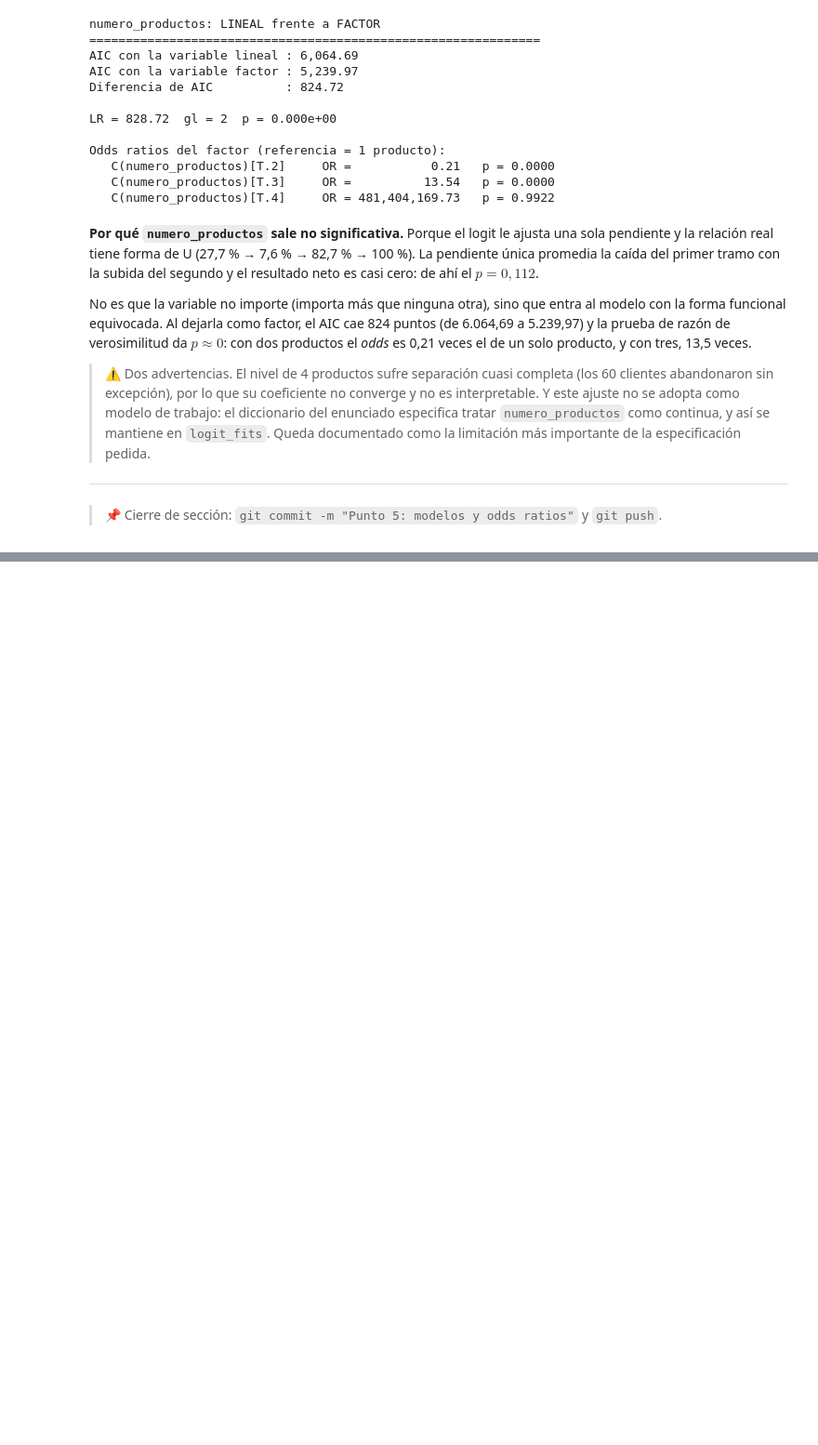
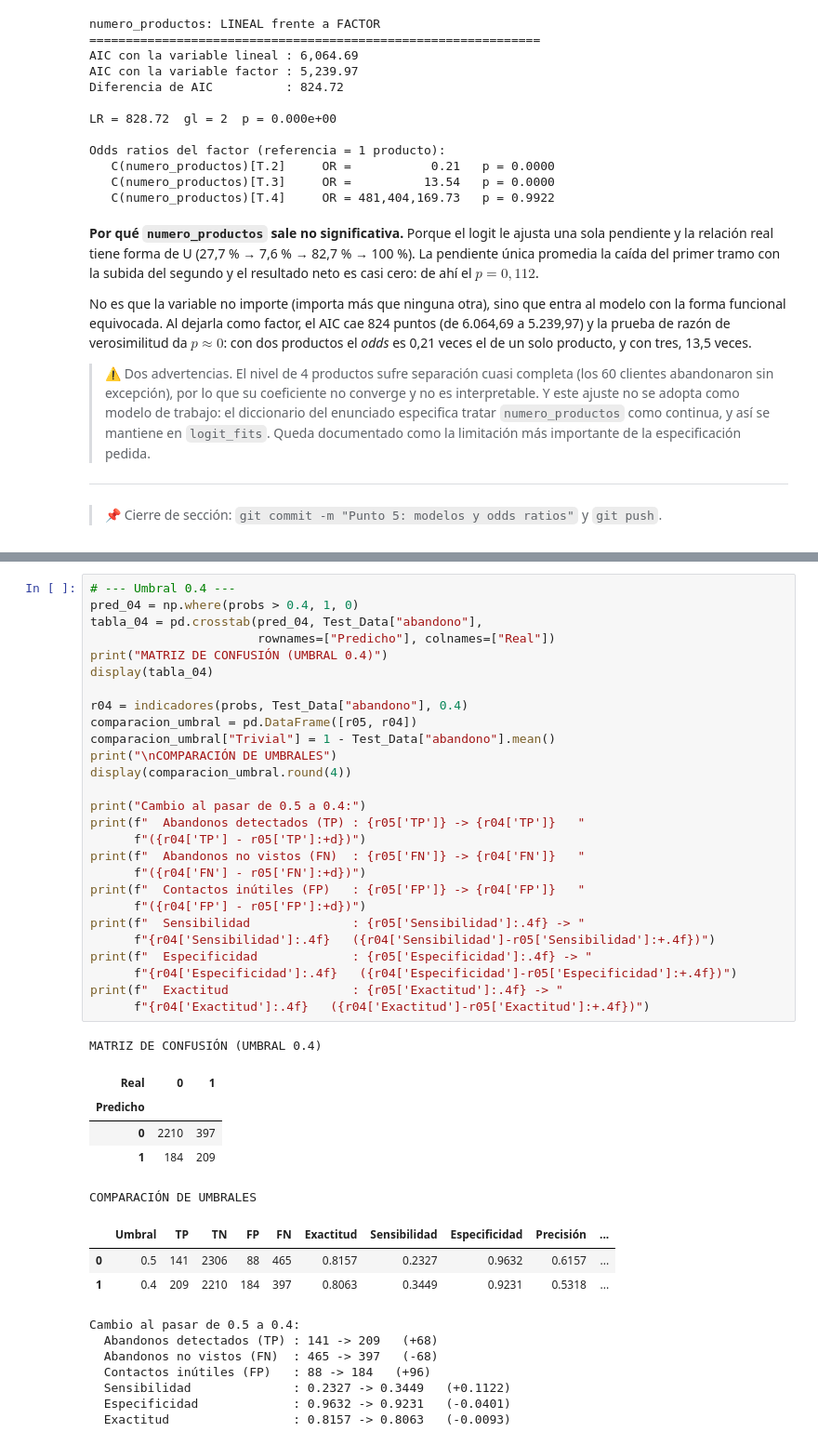
Before and after one commit to PapiNickie/taller-abandono-producto-20262, a Jupyter notebook: Taller_Abandono_Producto_Financiero.ipynb, the cells around one changed output, grey strips where cells are left out. Shown at 93% size. Drawn from its saved outputs; the diff is of its cells as text; blank space fills up the shorter version.

```diff
--- a/Taller_Abandono_Producto_Financiero.ipynb
+++ b/Taller_Abandono_Producto_Financiero.ipynb
@@ -1399,0 +1511,44 @@ forma funcional equivocada. Al dejarla como factor, el AIC cae 824 puntos (de 6.
+# %%
+# --- Umbral 0.4 ---
+pred_04 = np.where(probs > 0.4, 1, 0)
+tabla_04 = pd.crosstab(pred_04, Test_Data["abandono"],
+                       rownames=["Predicho"], colnames=["Real"])
+print("MATRIZ DE CONFUSIÓN (UMBRAL 0.4)")
+display(tabla_04)
+
+r04 = indicadores(probs, Test_Data["abandono"], 0.4)
+comparacion_umbral = pd.DataFrame([r05, r04])
+comparacion_umbral["Trivial"] = 1 - Test_Data["abandono"].mean()
+print("\nCOMPARACIÓN DE UMBRALES")
+display(comparacion_umbral.round(4))
+
+print("Cambio al pasar de 0.5 a 0.4:")
+print(f"  Abandonos detectados (TP) : {r05['TP']} -> {r04['TP']}   "
+      f"({r04['TP'] - r05['TP']:+d})")
+print(f"  Abandonos no vistos (FN)  : {r05['FN']} -> {r04['FN']}   "
+      f"({r04['FN'] - r05['FN']:+d})")
+print(f"  Contactos inútiles (FP)   : {r05['FP']} -> {r04['FP']}   "
+      f"({r04['FP'] - r05['FP']:+d})")
+print(f"  Sensibilidad              : {r05['Sensibilidad']:.4f} -> "
+      f"{r04['Sensibilidad']:.4f}   ({r04['Sensibilidad']-r05['Sensibilidad']:+.4f})")
+print(f"  Especificidad             : {r05['Especificidad']:.4f} -> "
+      f"{r04['Especificidad']:.4f}   ({r04['Especificidad']-r05['Especificidad']:+.4f})")
+print(f"  Exactitud                 : {r05['Exactitud']:.4f} -> "
+      f"{r04['Exactitud']:.4f}   ({r04['Exactitud']-r05['Exactitud']:+.4f})")
+# %% [output]
+MATRIZ DE CONFUSIÓN (UMBRAL 0.4)
+| Real | 0 | 1 |
+| Predicho |  |  |
+| 0 | 2210 | 397 |
+| 1 | 184 | 209 |
+COMPARACIÓN DE UMBRALES
+|  | Umbral | TP | TN | FP | FN | Exactitud | Sensibilidad | Especificidad | Precisión | ... |
+| 0 | 0.5 | 141 | 2306 | 88 | 465 | 0.8157 | 0.2327 | 0.9632 | 0.6157 | ... |
+| 1 | 0.4 | 209 | 2210 | 184 | 397 | 0.8063 | 0.3449 | 0.9231 | 0.5318 | ... |
+Cambio al pasar de 0.5 a 0.4:
+  Abandonos detectados (TP) : 141 -> 209   (+68)
+  Abandonos no vistos (FN)  : 465 -> 397   (-68)
+  Contactos inútiles (FP)   : 88 -> 184   (+96)
+  Sensibilidad              : 0.2327 -> 0.3449   (+0.1122)
+  Especificidad             : 0.9632 -> 0.9231   (-0.0401)
+  Exactitud                 : 0.8157 -> 0.8063   (-0.0093)
```
Also changed, not shown: parts of 7 cells of this notebook.
